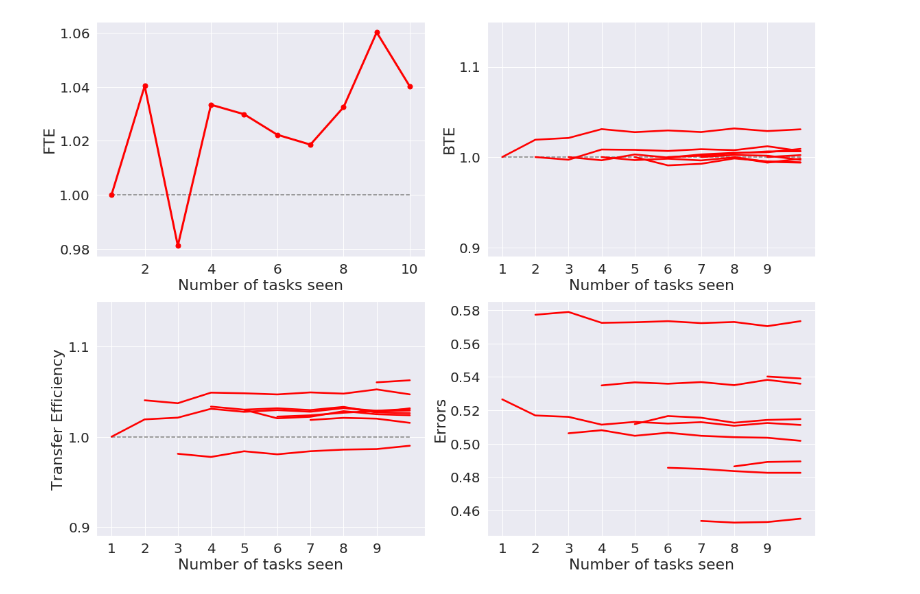
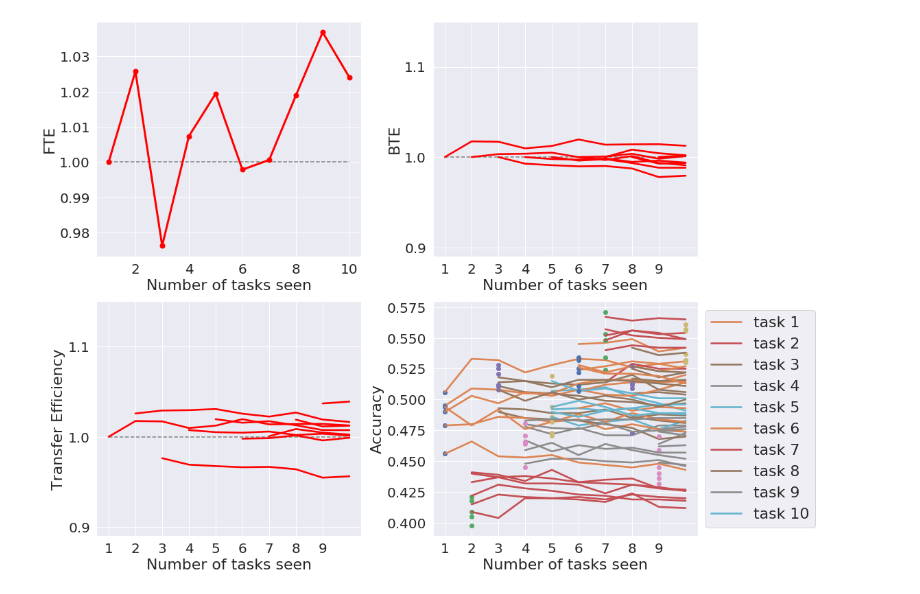
Before and after one commit to neurodata/lifelong_learner, a Jupyter notebook: lifelong_learner/notebooks/plot_syn1_increasing_trees.ipynb, the cells around one changed output. Drawn from its saved outputs; the diff is of its cells as text; code cells hidden in the pictures.

```diff
--- a/lifelong_learner/notebooks/plot_syn1_increasing_trees.ipynb
+++ b/lifelong_learner/notebooks/plot_syn1_increasing_trees.ipynb
@@ -20,9 +20,9 @@ def get_fte_bte(err, ntrees, cv):
     te = [[] for i in range(10)]
     fte = []
 
-    single_err = unpickle('../results/'+'LF_single_task_'+str(ntrees)+'__'+str(cv+1)+'.pickle')
+    #single_err = unpickle('../results/'+'LF_single_task_'+str(ntrees)+'__'+str(cv+1)+'.pickle')
 
-    #single_err = unpickle('/data/Jayanta/continual-learning/crossval_res_singletask/'+'LF_single_task_'+str(ntrees)+'__'+str(cv+1)+'.pickle')
+    single_err = unpickle('/data/Jayanta/continual-learning/crossval_res_singletask/'+'LF_single_task_'+str(ntrees)+'__'+str(cv+1)+'.pickle')
     #print('/data/Jayanta/continual-learning/crossval_res_singletask/'+'LF_single_task_'+str(ntrees)+'__'+str(cv+1)+'.pickle')
     for i in range(10):
         for j in range(i,10):
@@ -100,9 +100,9 @@ fte_tmp = [[] for _ in range(cvs)]
 err_tmp = [[] for _ in range(cvs)]
 
 for cv in range(cvs):
-    filename = '../result/'+'LF_'+str(ntrees)+'__'+str(cv+1)+'.pickle'
+    #filename = '../result/'+'LF_'+str(ntrees)+'__'+str(cv+1)+'.pickle'
 
-    #filename = '/data/Jayanta/continual-learning/crossval_res/'+'LF_'+str(ntrees)+'__'+str(cv+1)+'.pickle'
+    filename = '/data/Jayanta/continual-learning/crossval_res/'+'LF_'+str(ntrees)+'__'+str(cv+1)+'.pickle'
     print(filename)
     err = unpickle(filename)
     fte, bte, te = get_fte_bte(err,ntrees,cv)
@@ -161,36 +179,46 @@ ax[0][1].hlines(1, 1,10, colors='grey', linestyles='dashed',linewidth=1.5)
 
 
 n_tasks=10
 for i in range(n_tasks):
 
     et = np.asarray(te[i])
 
     ns = np.arange(i + 1, n_tasks + 1)
     ax[1][0].plot(ns, et, c='red', linewidth = 2.6)
 
 ax[1][0].set_xlabel('Number of tasks seen', fontsize=fontsize)
 ax[1][0].set_ylabel('Transfer Efficiency', fontsize=fontsize)
 ax[1][0].set_yticks([.4,.6,.8,.9,1, 1.1,1.2])
 ax[1][0].set_xticks(np.arange(1,10))
 ax[1][0].set_ylim(0.89, 1.15)
 ax[1][0].tick_params(labelsize=ticksize)
 ax[1][0].hlines(1, 1,10, colors='grey', linestyles='dashed',linewidth=1.5)
 
 
 n_tasks=10
-for i in range(n_tasks):
+cv = 6
+for cv_ in range(cv):
+    single_err = unpickle('/data/Jayanta/continual-learning/crossval_res_singletask/'+'LF_single_task_'+str(ntrees)+'__'+str(cv_+1)+'.pickle')
 
-    et = np.asarray(error[i])
-    ns = np.arange(i + 1, n_tasks + 1)
-    ax[1][1].plot(ns, et[0], c='red', linewidth = 2.6)
+    for i in range(n_tasks):
+        et = np.asarray(err_tmp[cv_][i])
+        ns = np.arange(i + 1, n_tasks + 1)
 
+        ax[1][1].plot(i+1, 1-single_err[i], marker='o')
+        if cv_==0:
+            ax[1][1].plot(ns, 1-et, label='task '+str(i+1) ,linewidth = 2.6)
+        else:
+            ax[1][1].plot(ns, 1-et, linewidth = 2.6)
+
+
+ax[1][1].legend(loc='center left', bbox_to_anchor=(1, 0.5), fontsize=22)
 ax[1][1].set_xlabel('Number of tasks seen', fontsize=fontsize)
-ax[1][1].set_ylabel('Errors', fontsize=fontsize)
+ax[1][1].set_ylabel('Accuracy', fontsize=fontsize)
 #ax[1][1].set_yticks([.4,.6,.8,.9,1, 1.1,1.2])
 ax[1][1].set_xticks(np.arange(1,10))
 #ax[1][1].set_ylim(0.89, 1.15)
 ax[1][1].tick_params(labelsize=ticksize)
 
 plt.savefig('/data/Jayanta/fig_trees'+str(ntrees)+'.png',dpi=300)
 # %% [output]
-[figure, old version]
+[figure, new version]
```
Also changed, not shown: parts of 3 cells of this notebook.
